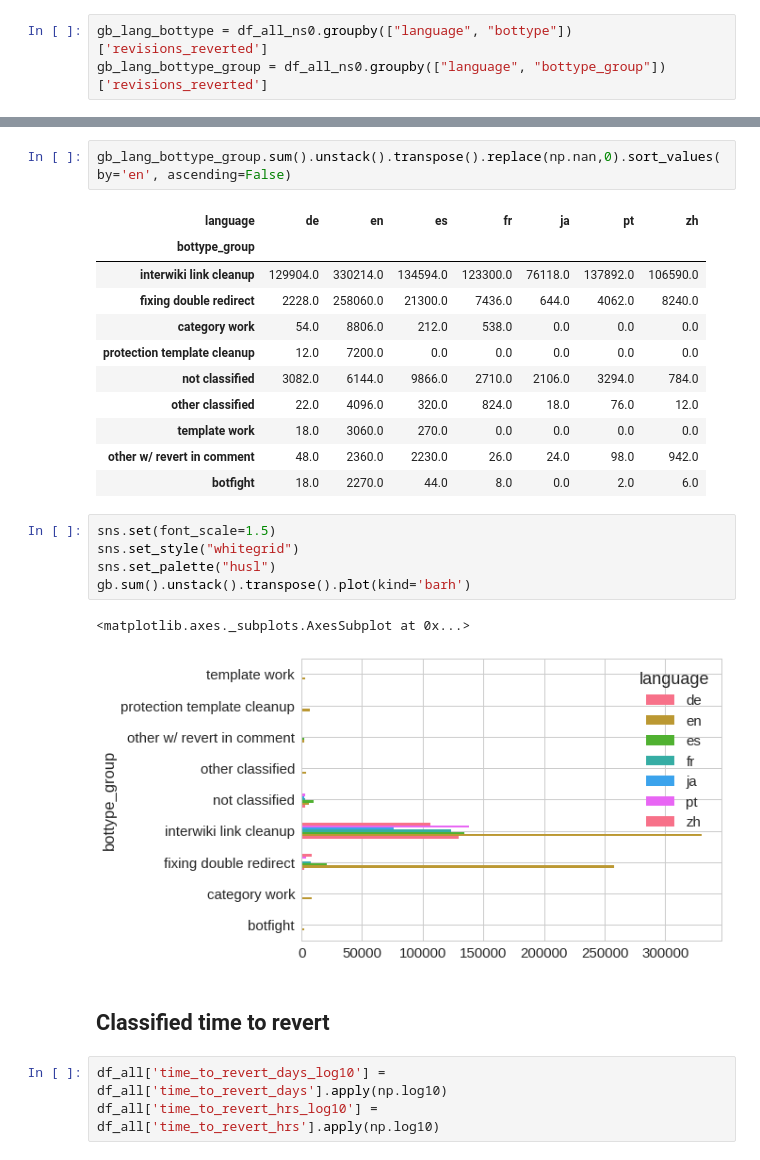
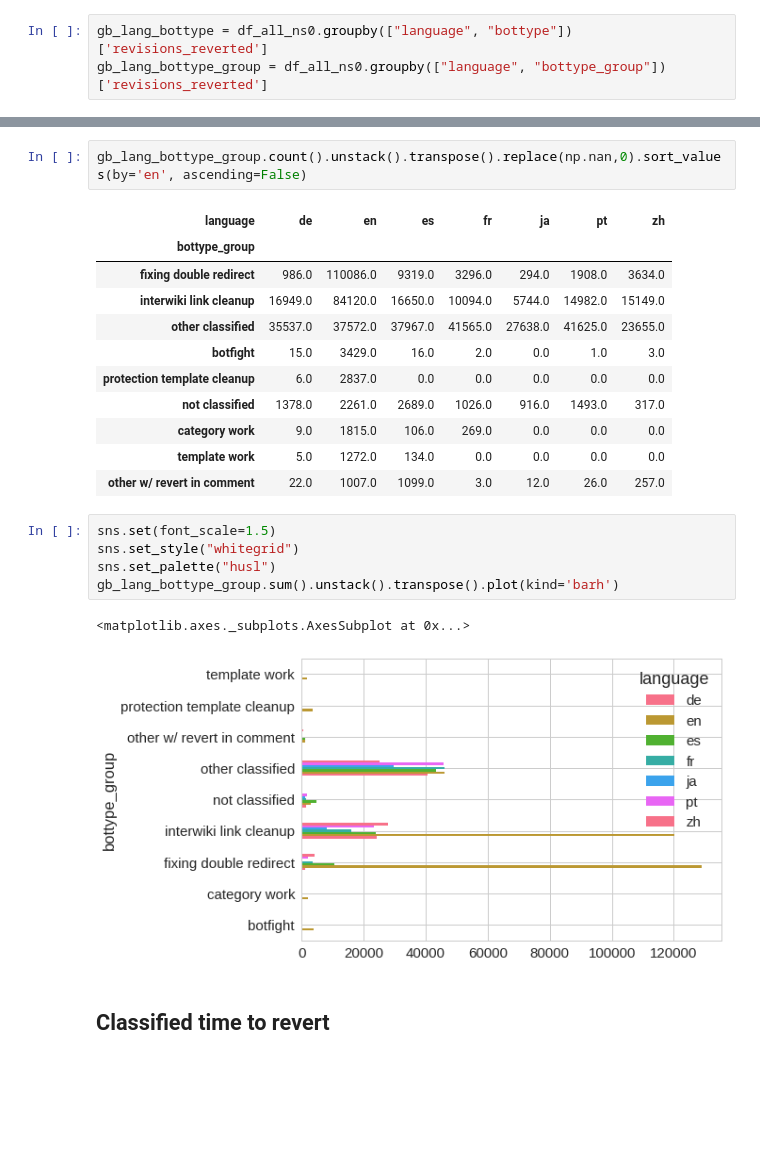
Before and after one commit to halfak/are-the-bots-really-fighting, a Jupyter notebook: analysis/paper_plots/6-4-comments-analysis.ipynb, the cells around one changed output, grey strips where cells are left out. Cells and saved outputs as stored; diff of their text form; blank space fills up the shorter version.

```diff
--- a/analysis/paper_plots/6-4-comments-analysis.ipynb
+++ b/analysis/paper_plots/6-4-comments-analysis.ipynb
@@ -77,30 +78,27 @@ gb_lang_bottype.sum().unstack().transpose().replace(np.nan,0)
 # %%
-gb_lang_bottype_group.sum().unstack().transpose().replace(np.nan,0).sort_values(by='en', ascending=False)
+gb_lang_bottype_group.count().unstack().transpose().replace(np.nan,0).sort_values(by='en', ascending=False)
 # %% [output]
 | language | de | en | es | fr | ja | pt | zh |
 | bottype_group |  |  |  |  |  |  |  |
-| interwiki link cleanup | 129904.0 | 330214.0 | 134594.0 | 123300.0 | 76118.0 | 137892.0 | 106590.0 |
-| fixing double redirect | 2228.0 | 258060.0 | 21300.0 | 7436.0 | 644.0 | 4062.0 | 8240.0 |
-| category work | 54.0 | 8806.0 | 212.0 | 538.0 | 0.0 | 0.0 | 0.0 |
-| protection template cleanup | 12.0 | 7200.0 | 0.0 | 0.0 | 0.0 | 0.0 | 0.0 |
-| not classified | 3082.0 | 6144.0 | 9866.0 | 2710.0 | 2106.0 | 3294.0 | 784.0 |
-| other classified | 22.0 | 4096.0 | 320.0 | 824.0 | 18.0 | 76.0 | 12.0 |
-| template work | 18.0 | 3060.0 | 270.0 | 0.0 | 0.0 | 0.0 | 0.0 |
-| other w/ revert in comment | 48.0 | 2360.0 | 2230.0 | 26.0 | 24.0 | 98.0 | 942.0 |
-| botfight | 18.0 | 2270.0 | 44.0 | 8.0 | 0.0 | 2.0 | 6.0 |
+| fixing double redirect | 986.0 | 110086.0 | 9319.0 | 3296.0 | 294.0 | 1908.0 | 3634.0 |
+| interwiki link cleanup | 16949.0 | 84120.0 | 16650.0 | 10094.0 | 5744.0 | 14982.0 | 15149.0 |
+| other classified | 35537.0 | 37572.0 | 37967.0 | 41565.0 | 27638.0 | 41625.0 | 23655.0 |
+| botfight | 15.0 | 3429.0 | 16.0 | 2.0 | 0.0 | 1.0 | 3.0 |
+| protection template cleanup | 6.0 | 2837.0 | 0.0 | 0.0 | 0.0 | 0.0 | 0.0 |
+| not classified | 1378.0 | 2261.0 | 2689.0 | 1026.0 | 916.0 | 1493.0 | 317.0 |
+| category work | 9.0 | 1815.0 | 106.0 | 269.0 | 0.0 | 0.0 | 0.0 |
+| template work | 5.0 | 1272.0 | 134.0 | 0.0 | 0.0 | 0.0 | 0.0 |
+| other w/ revert in comment | 22.0 | 1007.0 | 1099.0 | 3.0 | 12.0 | 26.0 | 257.0 |
 # %%
 sns.set(font_scale=1.5)
 sns.set_style("whitegrid")
 sns.set_palette("husl")
-gb.sum().unstack().transpose().plot(kind='barh')
+gb_lang_bottype_group.sum().unstack().transpose().plot(kind='barh')
 # %% [output]
 <matplotlib.axes._subplots.AxesSubplot at 0x...>
-[figure, old version]
+[figure, new version]
 # %% [markdown]
 ## Classified time to revert
-# %%
-df_all['time_to_revert_days_log10'] = df_all['time_to_revert_days'].apply(np.log10)
-df_all['time_to_revert_hrs_log10'] = df_all['time_to_revert_hrs'].apply(np.log10)
 # %%
 sns.set(font_scale=2)
 pal = sns.color_palette("hls", 10)
```
Also changed, not shown: parts of 7 cells of this notebook, 3 other files.
